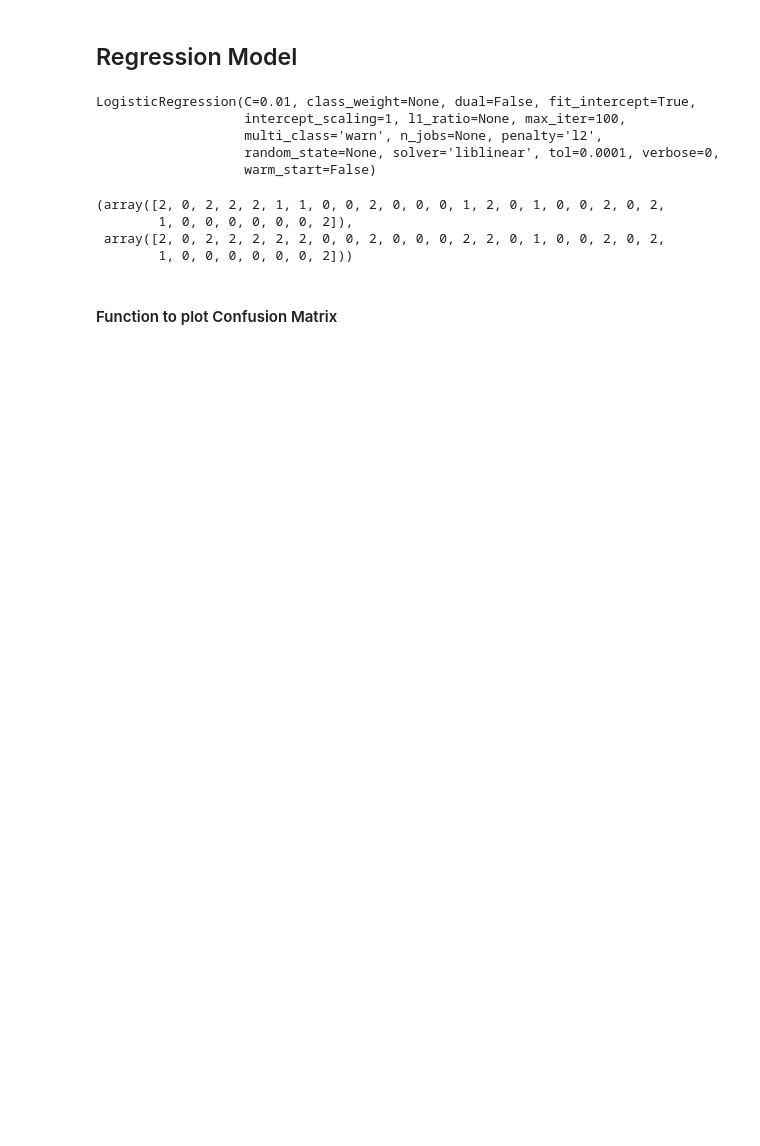
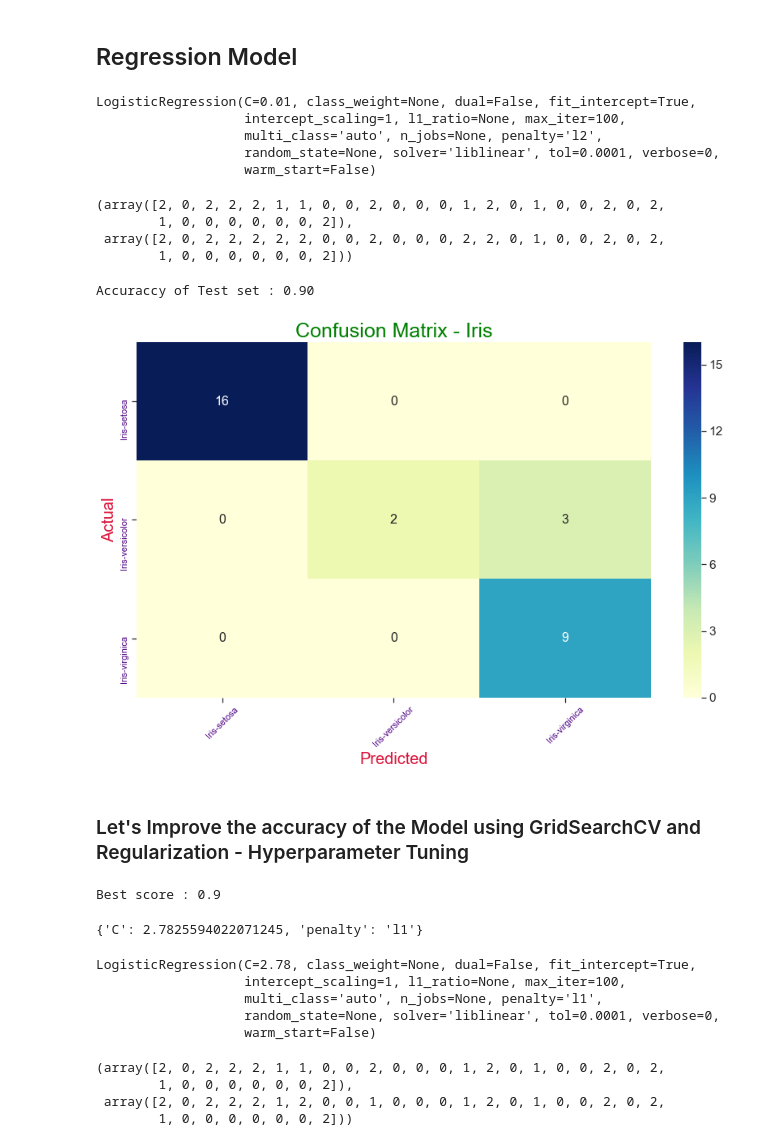
Before and after one commit to AMENNITA/tutorials, a Jupyter notebook: data_science/ML/Iris/Iris_Analysis.ipynb, the cells around one changed output. Cells and saved outputs as stored; diff of their text form; code cells hidden in the pictures; blank space fills up the shorter version.

```diff
--- a/data_science/ML/Iris/Iris_Analysis.ipynb
+++ b/data_science/ML/Iris/Iris_Analysis.ipynb
@@ -163,12 +181,12 @@ Test set: (30, 4) (30,)
 ## Regression Model
 # %%
 from sklearn.linear_model import LogisticRegression
-LR = LogisticRegression(C=0.01, solver='liblinear').fit(X_train,y_train)
+LR = LogisticRegression(C=0.01, solver='liblinear', multi_class="auto").fit(X_train,y_train)
 LR
 # %% [output]
 LogisticRegression(C=0.01, class_weight=None, dual=False, fit_intercept=True,
                    intercept_scaling=1, l1_ratio=None, max_iter=100,
-                   multi_class='warn', n_jobs=None, penalty='l2',
+                   multi_class='auto', n_jobs=None, penalty='l2',
                    random_state=None, solver='liblinear', tol=0.0001, verbose=0,
                    warm_start=False)
 # %%
@@ -179,5 +197,3 @@ y_test, y_hat
         1, 0, 0, 0, 0, 0, 0, 2]),
  array([2, 0, 2, 2, 2, 2, 2, 0, 0, 2, 0, 0, 0, 2, 2, 0, 1, 0, 0, 2, 0, 2,
         1, 0, 0, 0, 0, 0, 0, 2]))
-# %% [markdown]
-#### Function to plot Confusion Matrix
@@ -207,3 +200,44 @@ def plot_confusion_matrix(y_true, y_pred, classes,
+# %%
+from sklearn.metrics import classification_report, confusion_matrix, f1_score
+# Compute confusion matrix
+print("Accuraccy of Test set : {0:0.2f}".format(np.mean(y_hat == y_test)))
+# print (classification_report(y_test, y_hat))
+plot_confusion_matrix(y_test, y_hat, le.classes_, title="Confusion Matrix - Iris")
+# %% [output]
+Accuraccy of Test set : 0.90
+[figure, added]
+# %% [markdown]
+### Let's Improve the accuracy of the Model using GridSearchCV and Regularization - Hyperparameter Tuning
+# %%
+from sklearn.model_selection import GridSearchCV
+hparams ={'C':np.logspace(0, 4, 10), 'penalty':['l1', 'l2']}
+# Create GridSearch using 5 fold cross validation
+gsv = GridSearchCV(estimator=LR, param_grid=hparams, cv=5, n_jobs=-1, iid=True)
+# Fit the grid search
+gsv = gsv.fit(X_test, y_test)
+# view the accuracy and best paramters
+print(f"Best score : {gsv.best_score_}")
+gsv.best_params_
+# %% [output]
+Best score : 0.9
+{'C': 2.7825594022071245, 'penalty': 'l1'}
+# %%
+LR = LogisticRegression(C=2.78, solver='liblinear', penalty='l1', multi_class="auto").fit(X_train,y_train)
+LR
+# %% [output]
+LogisticRegression(C=2.78, class_weight=None, dual=False, fit_intercept=True,
+                   intercept_scaling=1, l1_ratio=None, max_iter=100,
+                   multi_class='auto', n_jobs=None, penalty='l1',
+                   random_state=None, solver='liblinear', tol=0.0001, verbose=0,
+                   warm_start=False)
+# %%
+y_hat = LR.predict(X_test)
+y_test, y_hat
+# %% [output]
+(array([2, 0, 2, 2, 2, 1, 1, 0, 0, 2, 0, 0, 0, 1, 2, 0, 1, 0, 0, 2, 0, 2,
+        1, 0, 0, 0, 0, 0, 0, 2]),
+ array([2, 0, 2, 2, 2, 1, 2, 0, 0, 1, 0, 0, 0, 1, 2, 0, 1, 0, 0, 2, 0, 2,
+        1, 0, 0, 0, 0, 0, 0, 2]))
 # %%
 from sklearn.metrics import classification_report, confusion_matrix, f1_score
 # Compute confusion matrix
```
Also changed, not shown: parts of 18 cells of this notebook, 49 other files.
